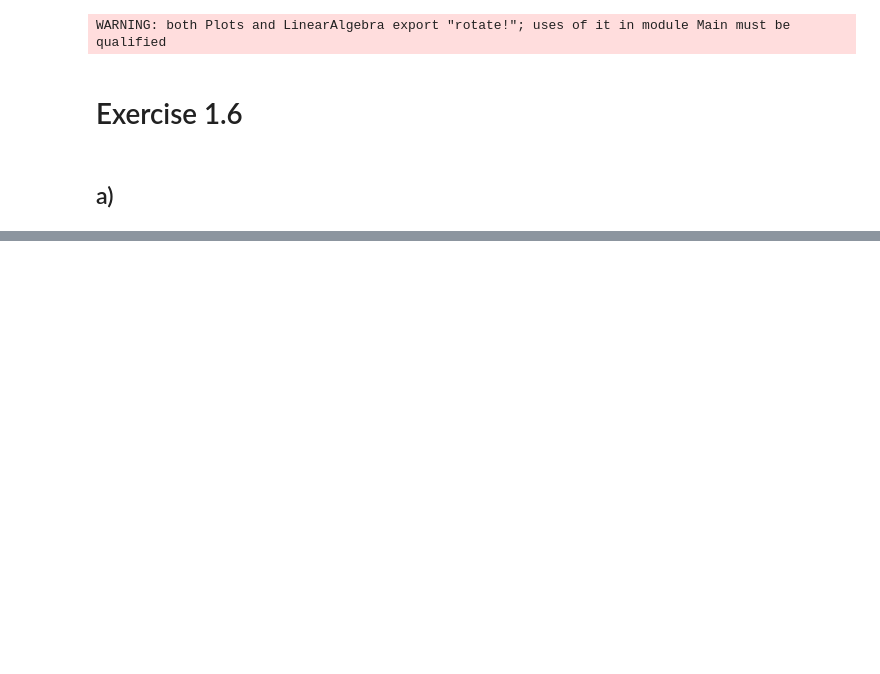
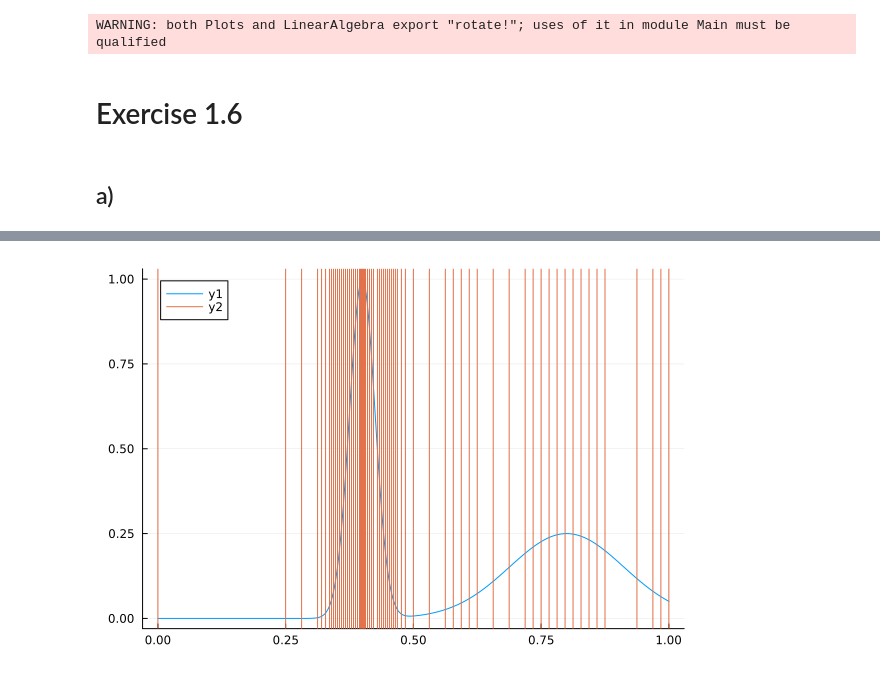
Before and after one commit to jkbch/FEM, a Jupyter notebook: Jakobs_notebook_julia.ipynb, the cells around one changed output, grey strips where cells are left out. Saved outputs shown, nothing was run; the diff lists cells and outputs as text; code cells hidden in the pictures; blank space fills up the shorter version.

```diff
--- a/Jakobs_notebook_julia.ipynb
+++ b/Jakobs_notebook_julia.ipynb
@@ -311,0 +331,7 @@ refine_marked(EToV, VX, idxMarked)
+# %%
+x = collect(range(0, 1, 1000))
+p = plot(x, u_anal.(x))
+vline!(VX)
+display(p)
+# %% [output]
+[figure, added]
```
Also changed, not shown: parts of 5 cells of this notebook, 1 other file.
